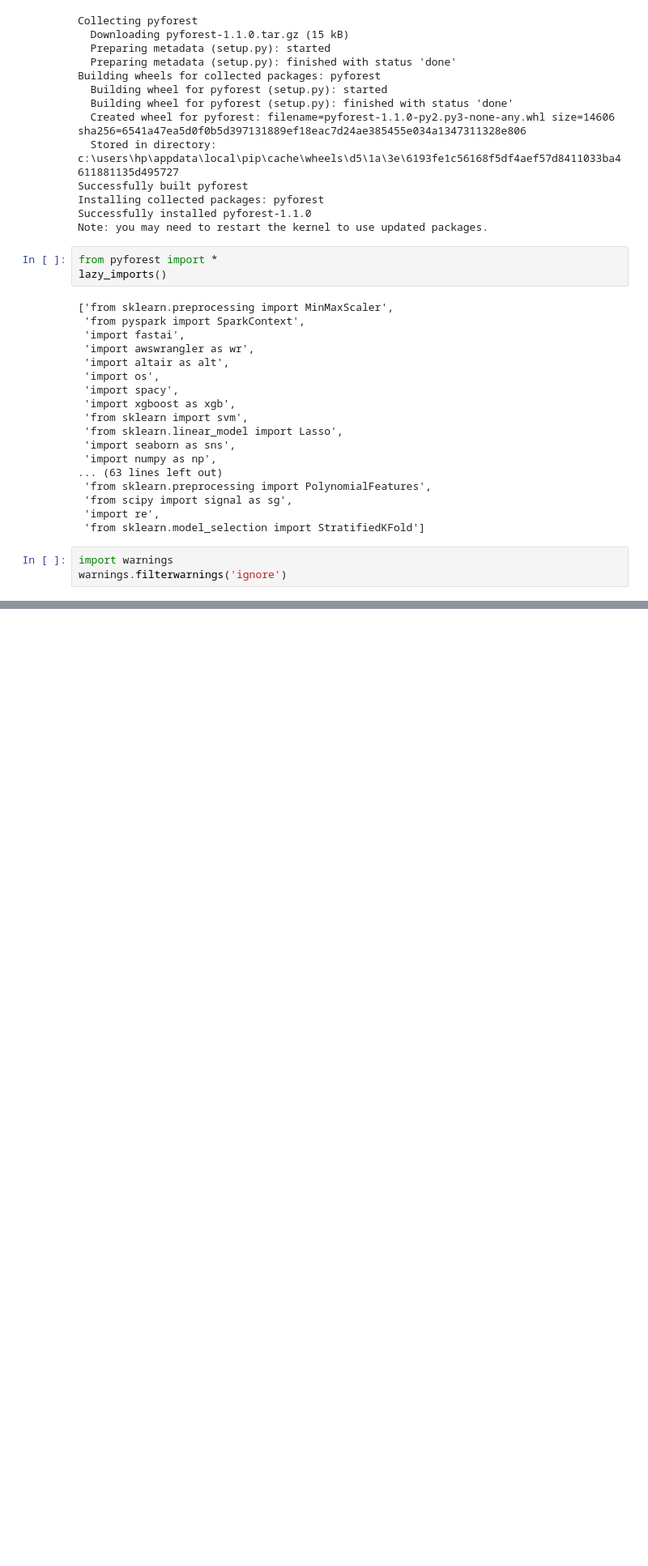
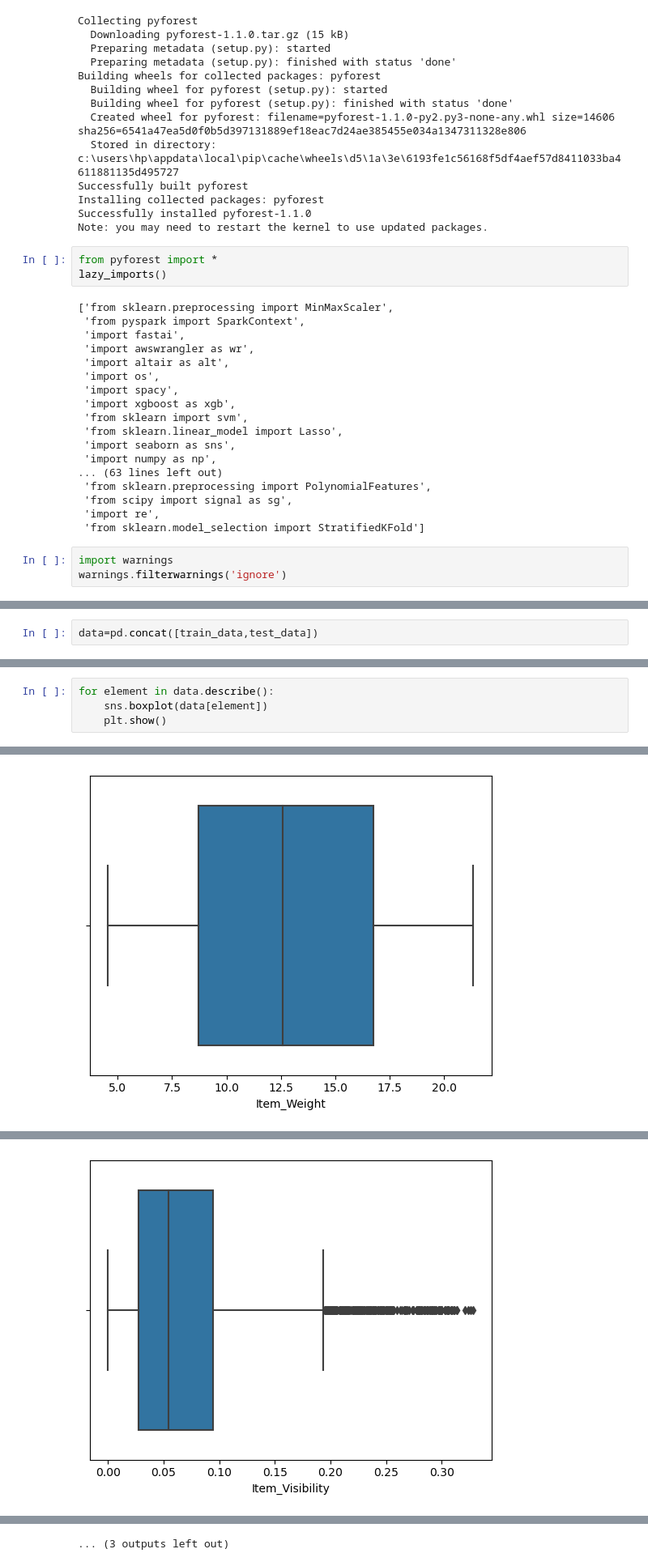
Before and after one commit to shaanVM/BigMartSalesPrediction, a Jupyter notebook: BigMartSalesPrediction.ipynb, the cells around one changed output, grey strips where cells are left out. Shown at 81% size. Cells and saved outputs as stored; diff of their text form; blank space fills up the shorter version.

```diff
--- a/BigMartSalesPrediction.ipynb
+++ b/BigMartSalesPrediction.ipynb
@@ -46,0 +88,2 @@ test_data=pd.read_csv('bigmart_test.csv')
+# %%
+data=pd.concat([train_data,test_data])
@@ -46,0 +143,5 @@ test_data=pd.read_csv('bigmart_test.csv')
+# %%
+for element in data.describe():
+    sns.boxplot(data[element])
+    plt.show()
+# %% [output]
@@ -46,0 +150 @@ test_data=pd.read_csv('bigmart_test.csv')
+[figure, added]
@@ -46,0 +153 @@ test_data=pd.read_csv('bigmart_test.csv')
+[figure, added]
@@ -46,0 +160 @@ test_data=pd.read_csv('bigmart_test.csv')
+... (3 outputs left out)
```
Also changed, not shown: parts of 33 cells of this notebook.
